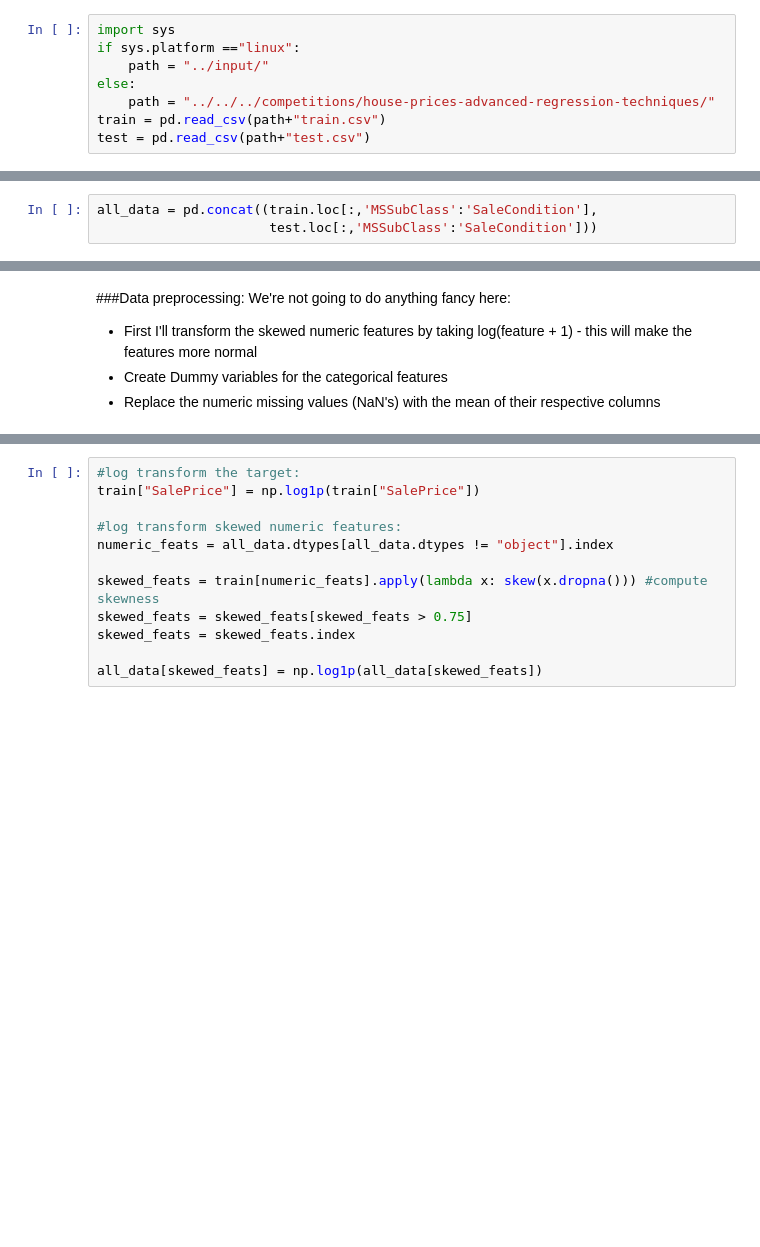
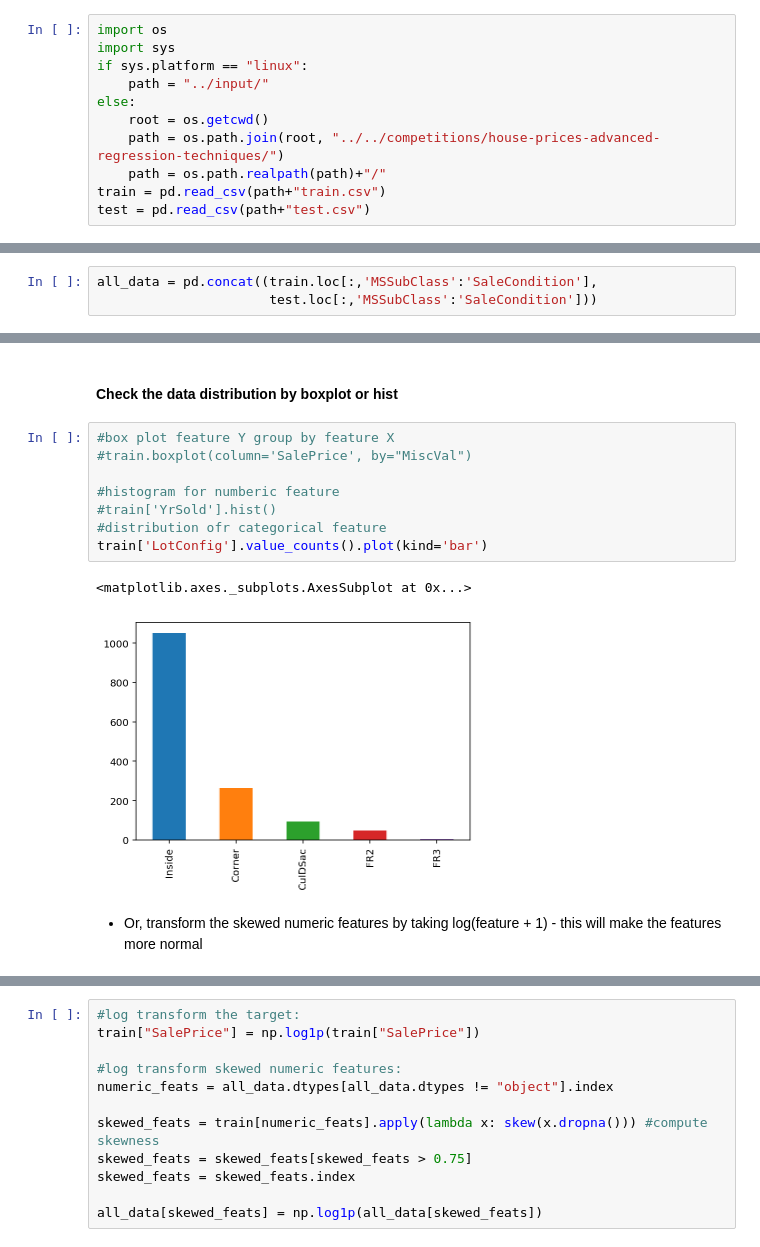
Before and after one commit to monkeyxite/kaggle, a Jupyter notebook: regularized-linear-models/regularized-linear-models.ipynb, the cells around one changed output, grey strips where cells are left out. Saved outputs shown, nothing was run; the diff lists cells and outputs as text; blank space fills up the shorter version.

```diff
--- a/regularized-linear-models/regularized-linear-models.ipynb
+++ b/regularized-linear-models/regularized-linear-models.ipynb
@@ -46,9 +46,12 @@ Refer [Kaggle API](https://github.com/Kaggle/kaggle-api) for more details about
 # %%
+import os
 import sys
-if sys.platform =="linux":
+if sys.platform == "linux":
     path = "../input/"
 else:
-    path = "../../../competitions/house-prices-advanced-regression-techniques/"
+    root = os.getcwd()
+    path = os.path.join(root, "../../competitions/house-prices-advanced-regression-techniques/")
+    path = os.path.realpath(path)+"/"
 train = pd.read_csv(path+"train.csv")
 test = pd.read_csv(path+"test.csv")
 # %%
@@ -59,10 +148,20 @@ all_data = pd.concat((train.loc[:,'MSSubClass':'SaleCondition'],
+# %% [markdown]
+#### Check the data distribution by boxplot or hist
+# %%
+#box plot feature Y group by feature X
+#train.boxplot(column='SalePrice', by="MiscVal")
+
+#histogram for numberic feature
+#train['YrSold'].hist()
+#distribution ofr categorical feature
+train['LotConfig'].value_counts().plot(kind='bar')
+# %% [output]
+<matplotlib.axes._subplots.AxesSubplot at 0x...>
+[figure, added]
 # %% [markdown]
-###Data preprocessing:
-We're not going to do anything fancy here:
 
-- First I'll transform the skewed numeric features by taking log(feature + 1) - this will make the features more normal
-- Create Dummy variables for the categorical features
-- Replace the numeric missing values (NaN's) with the mean of their respective columns
+
+- <span class="burk">Or, transform the skewed numeric features by taking log(feature + 1) - this will make the features more normal</span>
 # %%
 matplotlib.rcParams['figure.figsize'] = (12.0, 6.0)
 prices = pd.DataFrame({"price":train["SalePrice"], "log(price + 1)":np.log1p(train["SalePrice"])})
```
Also changed, not shown: parts of 26 cells of this notebook, 1 other file.
